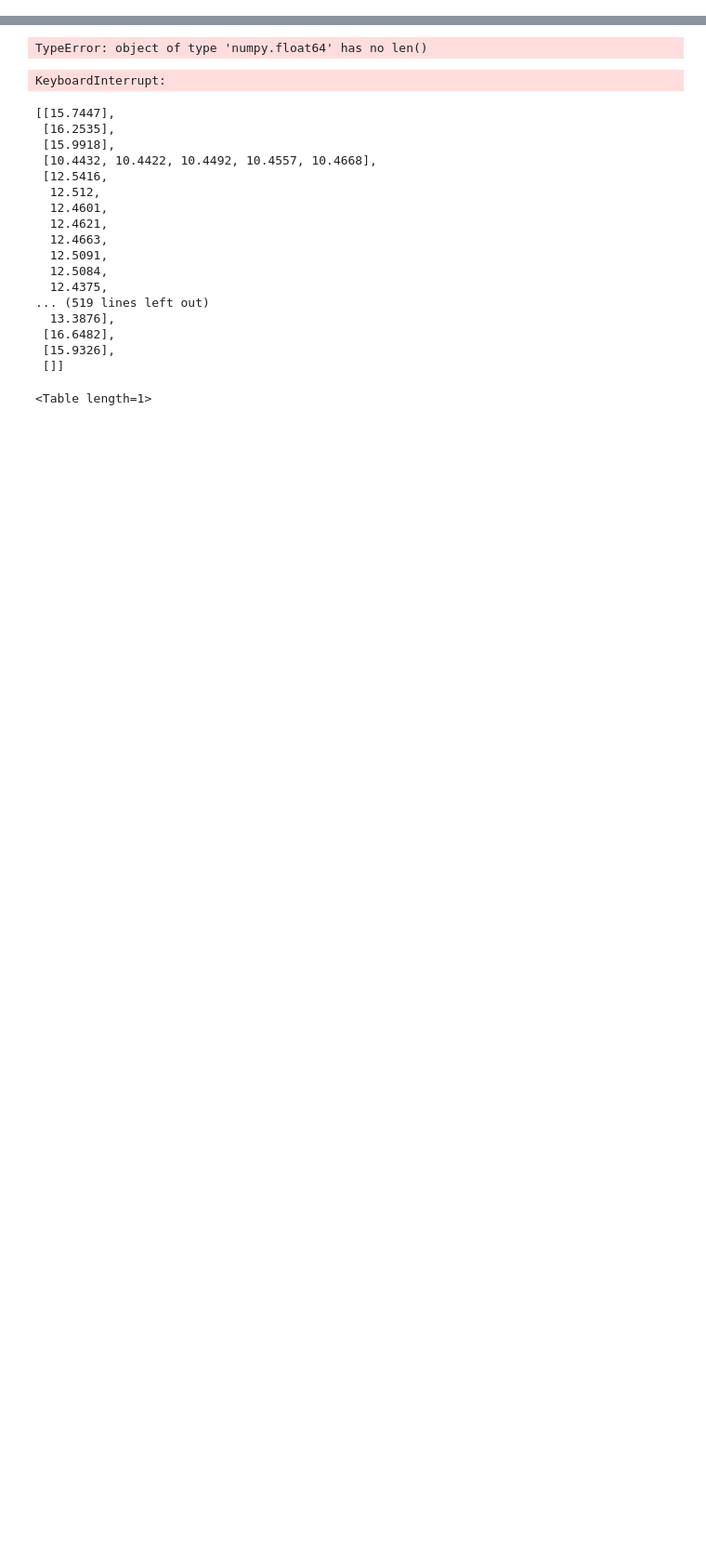
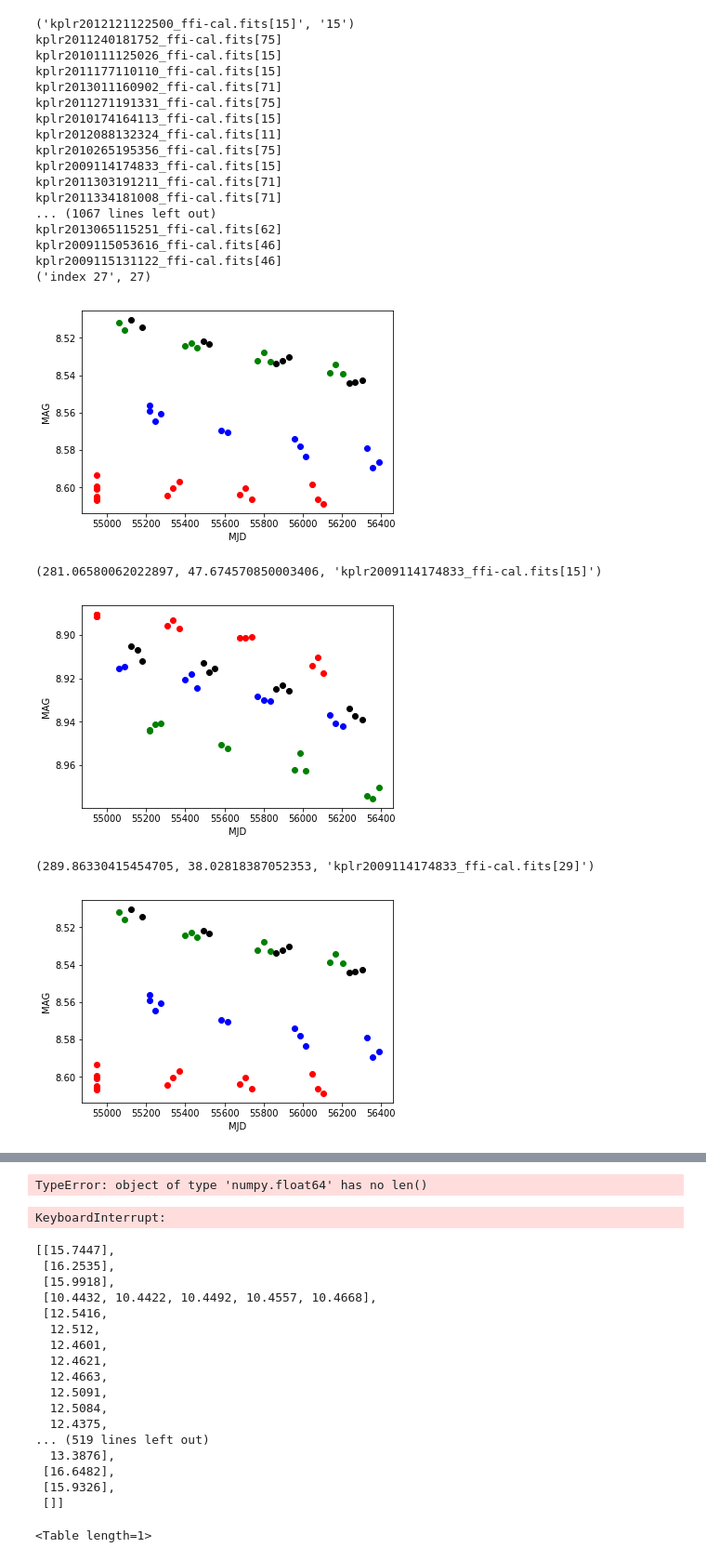
Before and after one commit to mj1e16lsst/keplerPhotometry, a Jupyter notebook: keplerLightCurves.ipynb, the cells around one changed output, grey strips where cells are left out. Shown at 93% size. Saved outputs shown, nothing was run; the diff lists cells and outputs as text; code cells hidden in the pictures; blank space fills up the shorter version.

```diff
--- a/keplerLightCurves.ipynb
+++ b/keplerLightCurves.ipynb
@@ -104,0 +218,26 @@ def makeDS9RegFile(sexTabList,fileNameBase,tabType):
+# %%
+origTab = ascii.read('/home/mj1e16/outTablesImproved/final/100sn.csv')
+makeLightCurves(origTab)
+# %% [output]
+('kplr2012121122500_ffi-cal.fits[15]', '15')
+kplr2011240181752_ffi-cal.fits[75]
+kplr2010111125026_ffi-cal.fits[15]
+kplr2011177110110_ffi-cal.fits[15]
+kplr2013011160902_ffi-cal.fits[71]
+kplr2011271191331_ffi-cal.fits[75]
+kplr2010174164113_ffi-cal.fits[15]
+kplr2012088132324_ffi-cal.fits[11]
+kplr2010265195356_ffi-cal.fits[75]
+kplr2009114174833_ffi-cal.fits[15]
+kplr2011303191211_ffi-cal.fits[71]
+kplr2011334181008_ffi-cal.fits[71]
+... (1067 lines left out)
+kplr2013065115251_ffi-cal.fits[62]
+kplr2009115053616_ffi-cal.fits[46]
+kplr2009115131122_ffi-cal.fits[46]
+('index 27', 27)
+[figure, added]
+(281.06580062022897, 47.674570850003406, 'kplr2009114174833_ffi-cal.fits[15]')
+[figure, added]
+(289.86330415454705, 38.02818387052353, 'kplr2009114174833_ffi-cal.fits[29]')
+[figure, added]
```
Also changed, not shown: parts of 15 cells of this notebook, 8 other files.
